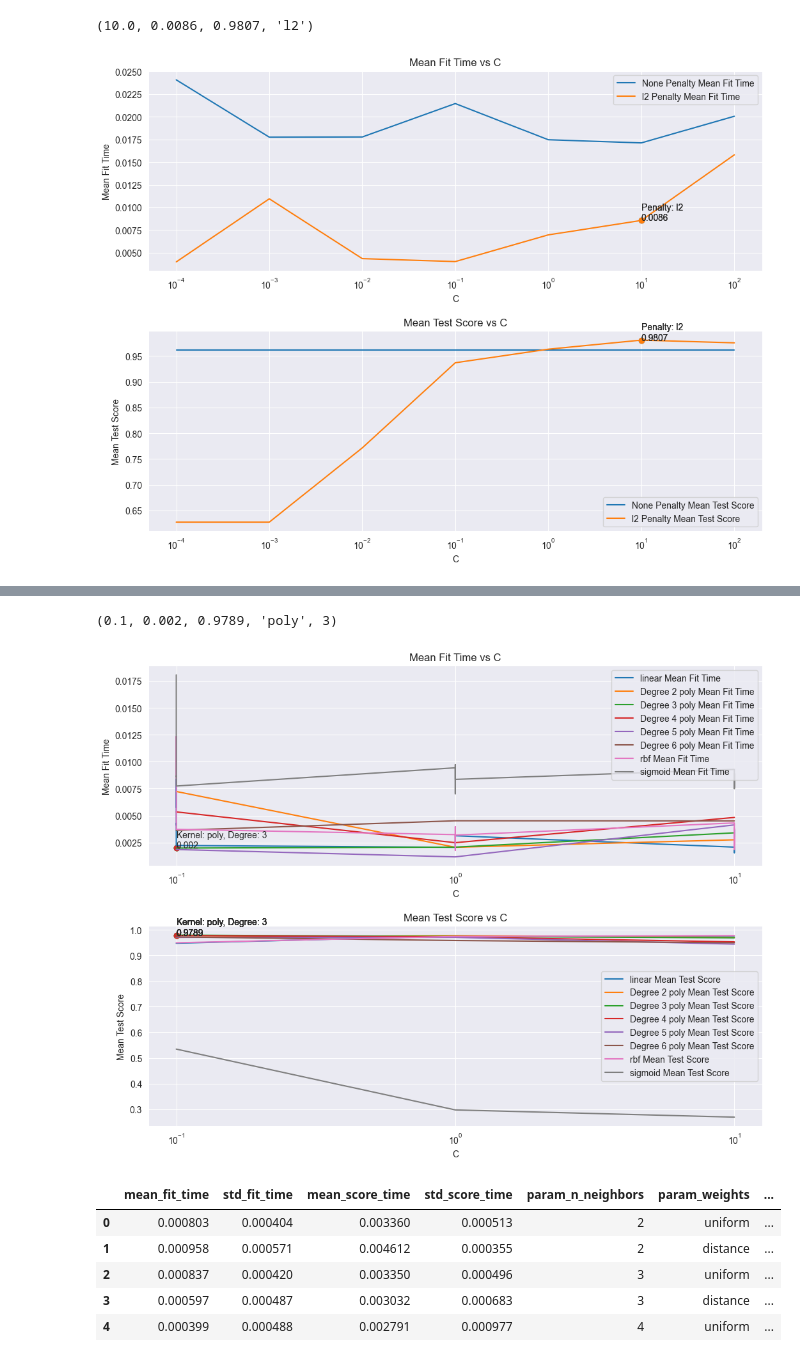
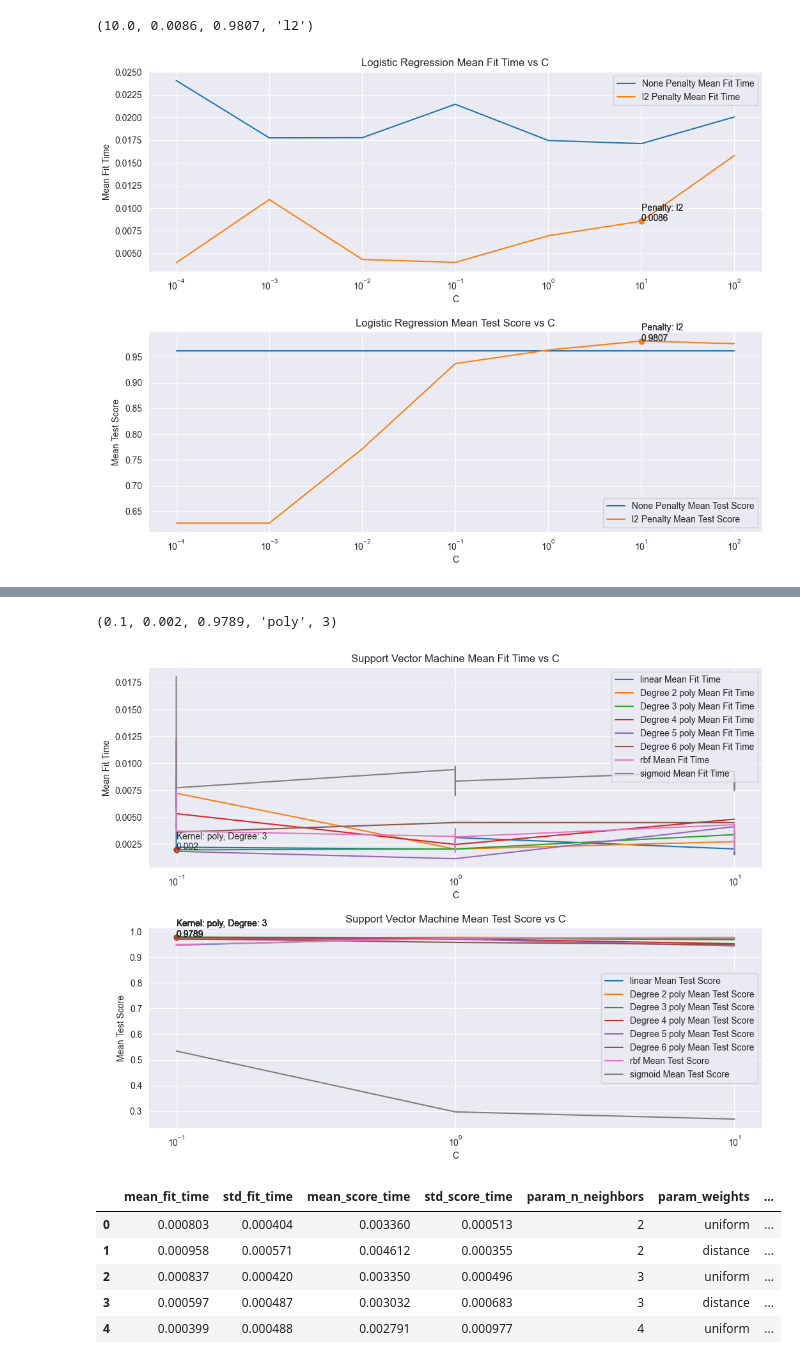
Before and after one commit to Lin-Ian/Breast-Cancer-Wisconsin-Diagnosis, a Jupyter notebook: gridsearch_cv_peformance.ipynb, the cells around one changed output, grey strips where cells are left out. Drawn from its saved outputs; the diff is of its cells as text; code cells hidden in the pictures.

```diff
--- a/gridsearch_cv_peformance.ipynb
+++ b/gridsearch_cv_peformance.ipynb
@@ -106,33 +106,33 @@ top_lr_c, top_lr_mean_fit_time, top_lr_mean_test_score, top_lr_penalty
 # %%
 plt.figure(figsize=(12, 9))
 penalties = lr_data['param_penalty'].unique()
 
 for penalty in penalties:
     plt.subplot(2, 1, 1)
     plt.xscale('log')
     plt.plot(lr_data[lr_data['param_penalty']==penalty]['param_C'],
             lr_data[lr_data['param_penalty']==penalty]['mean_fit_time'], label=f'{penalty} Penalty Mean Fit Time')
-    plt.title('Mean Fit Time vs C')
+    plt.title('Logistic Regression Mean Fit Time vs C')
     plt.xlabel('C')
     plt.ylabel('Mean Fit Time')
     plt.scatter(top_lr_c, top_lr_mean_fit_time)
     plt.annotate(f'Penalty: {top_lr_penalty}\n{top_lr_mean_fit_time}', xy=(top_lr_c, top_lr_mean_fit_time))
     plt.legend()
 
     plt.subplot(2, 1, 2)
     plt.xscale('log')
     plt.plot(lr_data[lr_data['param_penalty']==penalty]['param_C'],
              lr_data[lr_data['param_penalty']==penalty]['mean_test_score'], label=f'{penalty} Penalty Mean Test Score')
-    plt.title('Mean Test Score vs C')
+    plt.title('Logistic Regression Mean Test Score vs C')
     plt.xlabel('C')
     plt.ylabel('Mean Test Score')
     plt.scatter(top_lr_c, top_lr_mean_test_score)
     plt.annotate(f'Penalty: {top_lr_penalty}\n{top_lr_mean_test_score}', xy=(top_lr_c, top_lr_mean_test_score))
     plt.legend()
 plt.subplots_adjust(left=0.1, bottom=0.1, right=0.9, top=0.9, wspace=0.4, hspace=0.3)
 plt.show()
 # %% [output]
-[figure, old version]
+[figure, new version]
 # %%
 svm_data = pd.read_csv('model_performance/svm_gridsearch_cv.csv')
 svm_data.head()
@@ -167,7 +167,7 @@ for kernel in kernels:
             plt.plot(svm_data[(svm_data['param_kernel']==kernel) & (svm_data['param_degree']==degree)]['param_C'],
                      svm_data[(svm_data['param_kernel']==kernel) & (svm_data['param_degree']==degree)]['mean_fit_time'],
                      label=f'Degree {degree} {kernel} Mean Fit Time')
-            plt.title('Mean Fit Time vs C')
+            plt.title('Support Vector Machine Mean Fit Time vs C')
             plt.xlabel('C')
             plt.ylabel('Mean Fit Time')
         plt.annotate(f'Kernel: {top_svm_kernel}, Degree: {top_svm_degree}\n{top_svm_mean_fit_time}',
@@ -176,7 +176,7 @@ for kernel in kernels:
         plt.plot(svm_data[svm_data['param_kernel']==kernel]['param_C'],
                  svm_data[svm_data['param_kernel']==kernel]['mean_fit_time'],
                  label=f'{kernel} Mean Fit Time')
-        plt.title('Mean Fit Time vs C')
+        plt.title('Support Vector Machine Mean Fit Time vs C')
         plt.xlabel('C')
         plt.ylabel('Mean Fit Time')
         plt.annotate(f'Kernel: {top_svm_kernel}\n{top_svm_mean_test_score}', xy=(top_svm_c, top_svm_mean_test_score))
@@ -190,7 +190,7 @@ for kernel in kernels:
             plt.plot(svm_data[(svm_data['param_kernel']==kernel) & (svm_data['param_degree']==degree)]['param_C'],
                      svm_data[(svm_data['param_kernel']==kernel) & (svm_data['param_degree']==degree)]['mean_test_score'],
                      label=f'Degree {degree} {kernel} Mean Test Score')
-            plt.title('Mean Fit Time vs C')
+            plt.title('Support Vector Machine Mean Fit Time vs C')
             plt.xlabel('C')
             plt.ylabel('Mean Test Score')
             plt.annotate(f'Kernel: {top_svm_kernel}, Degree: {top_svm_degree}\n{top_svm_mean_test_score}',
@@ -199,7 +199,7 @@ for kernel in kernels:
         plt.plot(svm_data[svm_data['param_kernel']==kernel]['param_C'],
                  svm_data[svm_data['param_kernel']==kernel]['mean_test_score'],
                  label=f'{kernel} Mean Test Score')
-        plt.title('Mean Test Score vs C')
+        plt.title('Support Vector Machine Mean Test Score vs C')
         plt.xlabel('C')
         plt.ylabel('Mean Test Score')
         plt.annotate(f'Kernel: {top_svm_kernel}\n{top_svm_mean_test_score}', xy=(top_svm_c, top_svm_mean_test_score))
@@ -209,7 +209,7 @@ for kernel in kernels:
 plt.subplots_adjust(left=0.1, bottom=0.1, right=0.9, top=0.9, wspace=0.4, hspace=0.3)
 plt.show()
 # %% [output]
-[figure, old version]
+[figure, new version]
 # %%
 knn_data = pd.read_csv('model_performance/knn_gridsearch_cv.csv')
 knn_data.head()
```
Also changed, not shown: parts of 3 cells of this notebook.
